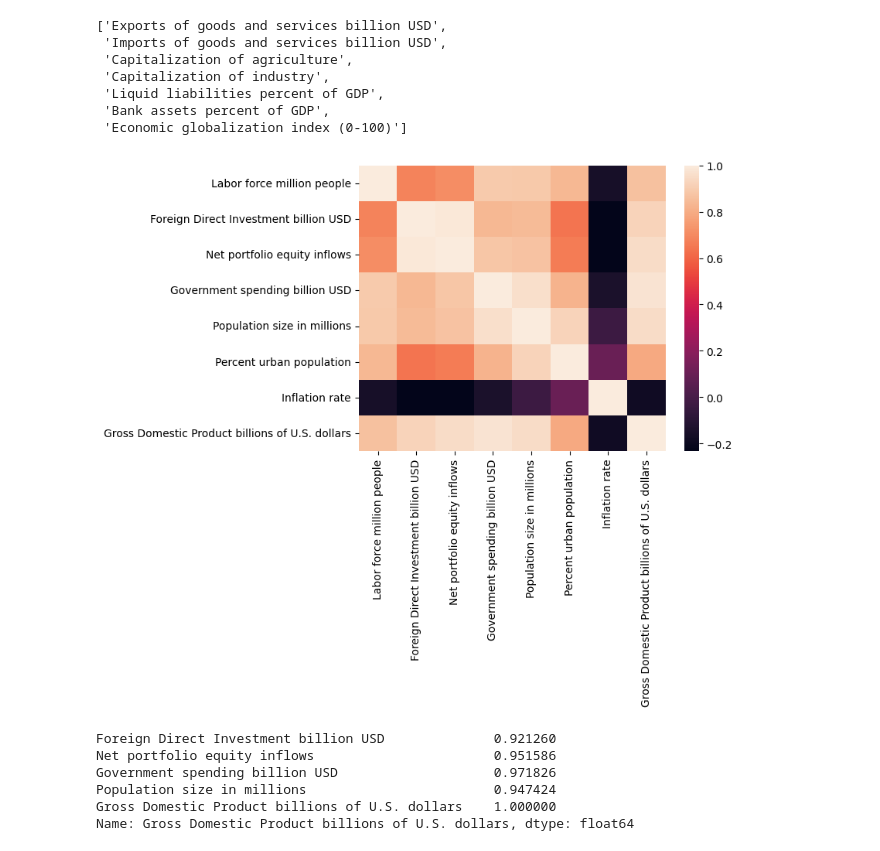
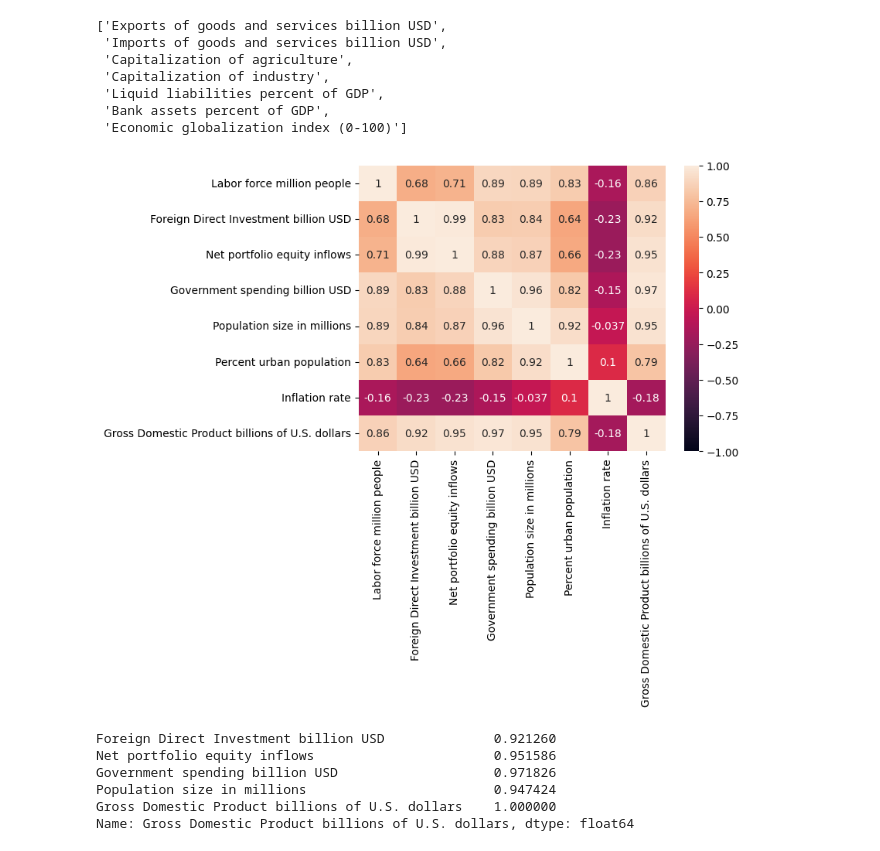
Before and after one commit to rsokur1515/Pr, a Jupyter notebook: Проект.ipynb, the cells around one changed output. Saved outputs shown, nothing was run; the diff lists cells and outputs as text; code cells hidden in the pictures.

```diff
--- a/Проект.ipynb
+++ b/Проект.ipynb
@@ -398,9 +398,9 @@ features_2
 # %%
 matrix_features = features_1 + ['Gross Domestic Product billions of U.S. dollars']
 correlation_matrix_features_1 = final_df[matrix_features].corr()
-sns.heatmap(correlation_matrix_features_1);
+sns.heatmap(correlation_matrix_features_1, annot=True, vmax=1, vmin=-1);
 # %% [output]
-[figure, old version]
+[figure, new version]
 # %%
 correlation_matrix_features_1['Gross Domestic Product billions of U.S. dollars'][correlation_matrix_features_1['Gross Domestic Product billions of U.S. dollars'].abs() > 0.9]
 # %% [output]
```
Also changed, not shown: parts of 5 cells of this notebook.
